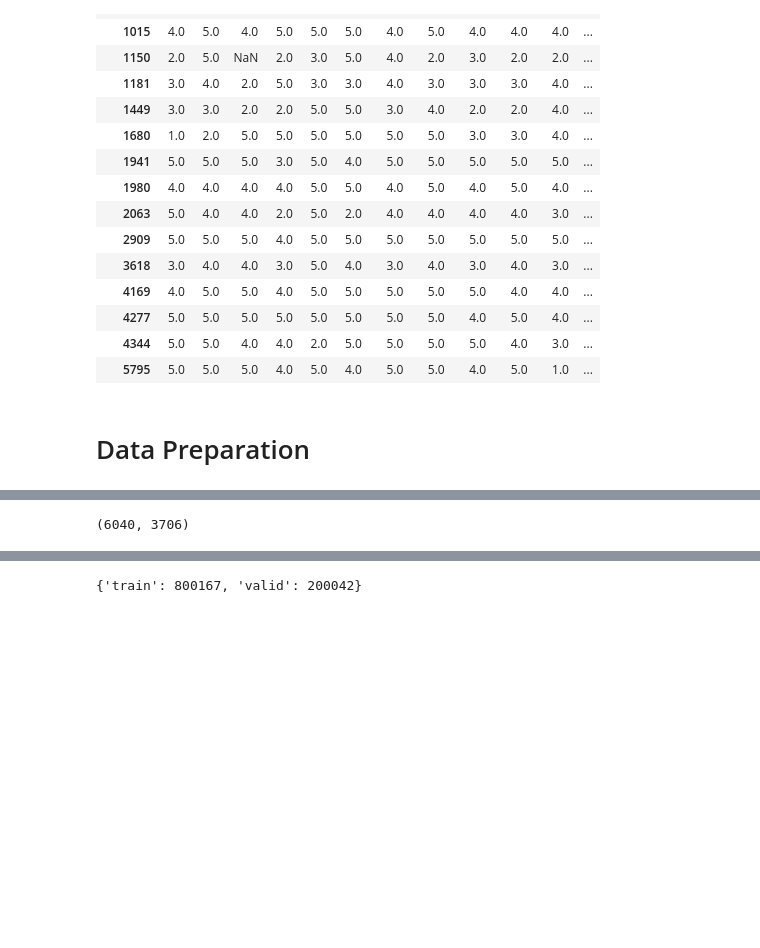
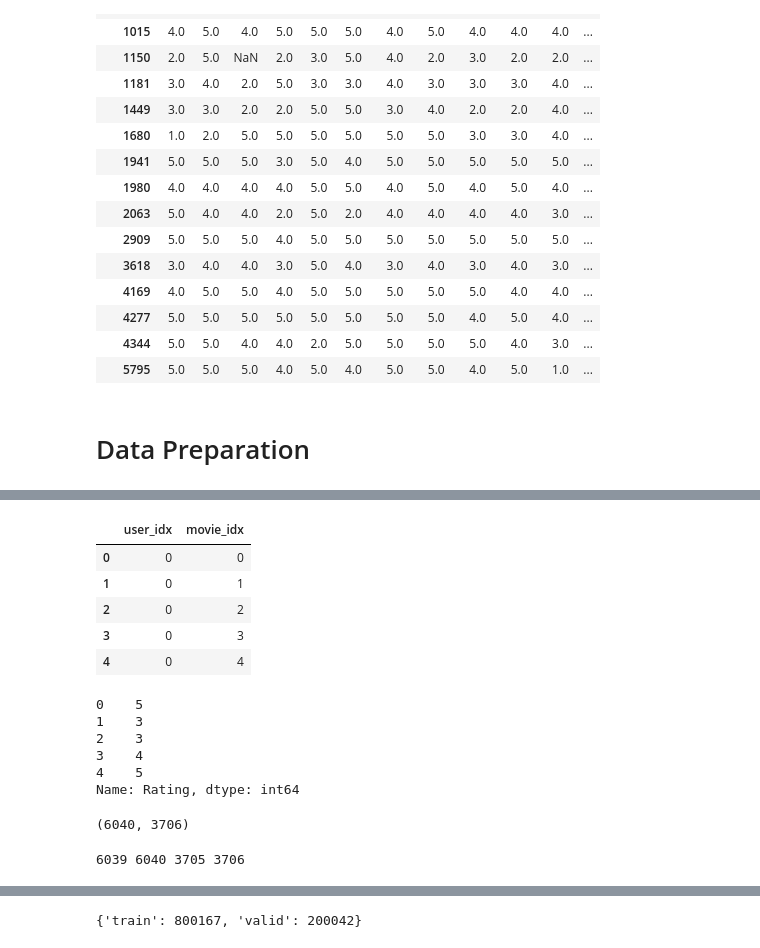
Before and after one commit to vjabarca/DL-Movie-Recommendation-System, a Jupyter notebook: Movie Recommendation System.ipynb, the cells around one changed output, grey strips where cells are left out. Drawn from its saved outputs; the diff is of its cells as text; code cells hidden in the pictures; blank space fills up the shorter version.

```diff
--- a/Movie Recommendation System.ipynb
+++ b/Movie Recommendation System.ipynb
@@ -318 +336,26 @@ y = ratings["Rating"]
+# %%
+user2idx = {u: i for i, u in enumerate(ratings["UserID"].unique())}
+movie2idx = {m: i for i, m in enumerate(ratings["MovieID"].unique())}
+ratings["user_idx"] = ratings["UserID"].map(user2idx)
+ratings["movie_idx"] = ratings["MovieID"].map(movie2idx)
+X = ratings[["user_idx", "movie_idx"]]
+y = ratings["Rating"]
+# %%
+X.head()
+# %% [output]
+|  | user_idx | movie_idx |
+| 0 | 0 | 0 |
+| 1 | 0 | 1 |
+| 2 | 0 | 2 |
+| 3 | 0 | 3 |
+| 4 | 0 | 4 |
+# %%
+y.head()
+# %% [output]
+0    5
+1    3
+2    3
+3    4
+4    5
+Name: Rating, dtype: int64
 # %%
@@ -320,6 +363,10 @@ num_users, num_movies = X["UserID"].nunique(), X["MovieID"].nunique()
 num_users, num_movies
 # %% [output]
 (6040, 3706)
+# %%
+print(X["user_idx"].max(), num_users, X["movie_idx"].max(), num_movies)
+# %% [output]
+6039 6040 3705 3706
 # %%
 # Split data into train and val sets
 np.random.seed(42)
```
Also changed, not shown: parts of 12 cells of this notebook.
